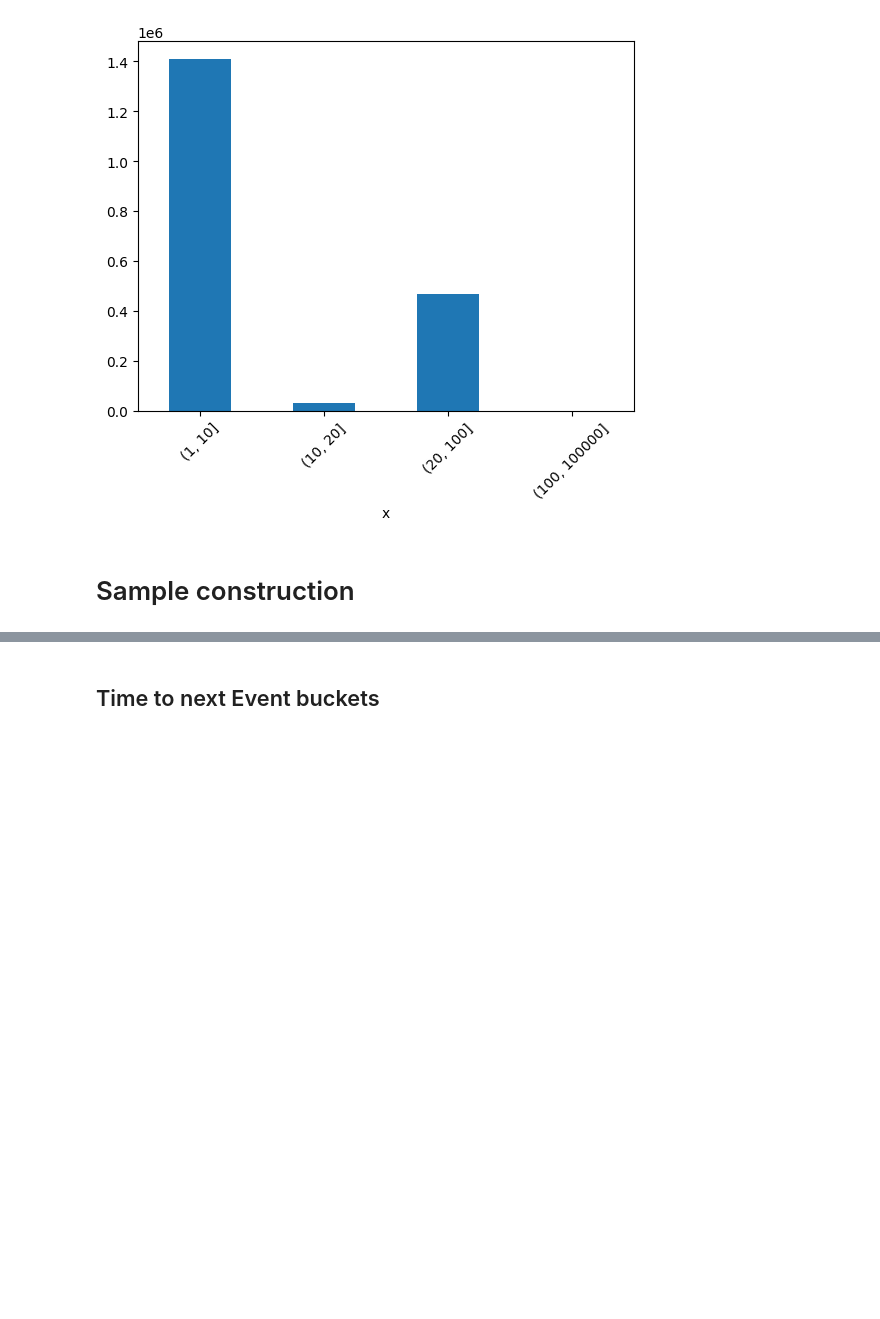
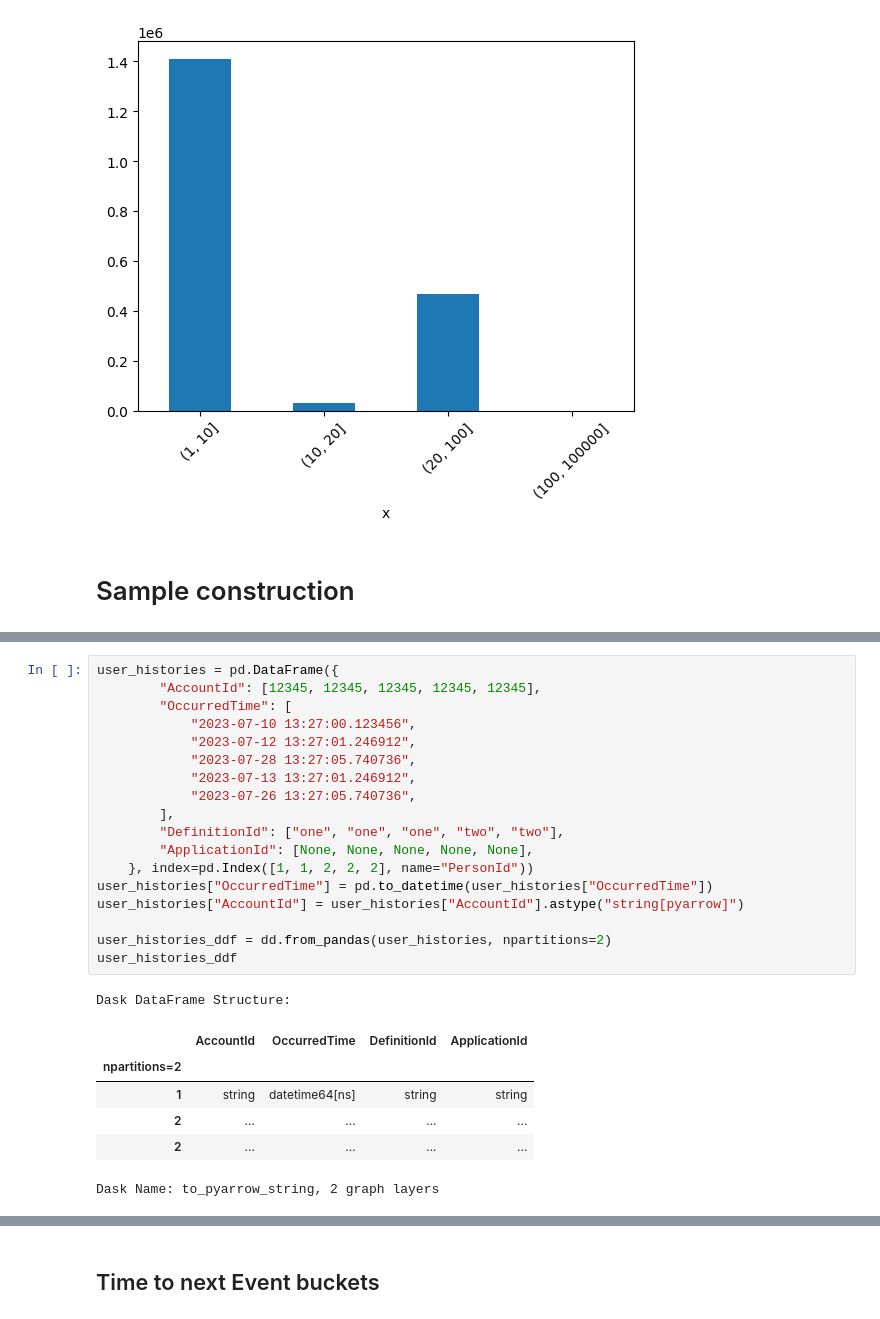
Before and after one commit to airtai/infobip-service, a Jupyter notebook: infobip_service/preprocessing.ipynb, the cells around one changed output, grey strips where cells are left out. Saved outputs shown, nothing was run; the diff lists cells and outputs as text; blank space fills up the shorter version.

```diff
--- a/infobip_service/preprocessing.ipynb
+++ b/infobip_service/preprocessing.ipynb
@@ -107,0 +329,26 @@ df.groupby(factor).apply(lambda x: x.count()).plot(kind='bar', rot=45, legend=0)
+# %%
+user_histories = pd.DataFrame({
+        "AccountId": [12345, 12345, 12345, 12345, 12345],
+        "OccurredTime": [
+            "2023-07-10 13:27:00.123456",
+            "2023-07-12 13:27:01.246912",
+            "2023-07-28 13:27:05.740736",
+            "2023-07-13 13:27:01.246912",
+            "2023-07-26 13:27:05.740736",
+        ],
+        "DefinitionId": ["one", "one", "one", "two", "two"],
+        "ApplicationId": [None, None, None, None, None],
+    }, index=pd.Index([1, 1, 2, 2, 2], name="PersonId"))
+user_histories["OccurredTime"] = pd.to_datetime(user_histories["OccurredTime"])
+user_histories["AccountId"] = user_histories["AccountId"].astype("string[pyarrow]")
+
+user_histories_ddf = dd.from_pandas(user_histories, npartitions=2)
+user_histories_ddf
+# %% [output]
+Dask DataFrame Structure:
+|  | AccountId | OccurredTime | DefinitionId | ApplicationId |
+| npartitions=2 |  |  |  |  |
+| 1 | string | datetime64[ns] | string | string |
+| 2 | ... | ... | ... | ... |
+| 2 | ... | ... | ... | ... |
+Dask Name: to_pyarrow_string, 2 graph layers
```
Also changed, not shown: parts of 34 cells of this notebook, 1 other file.
